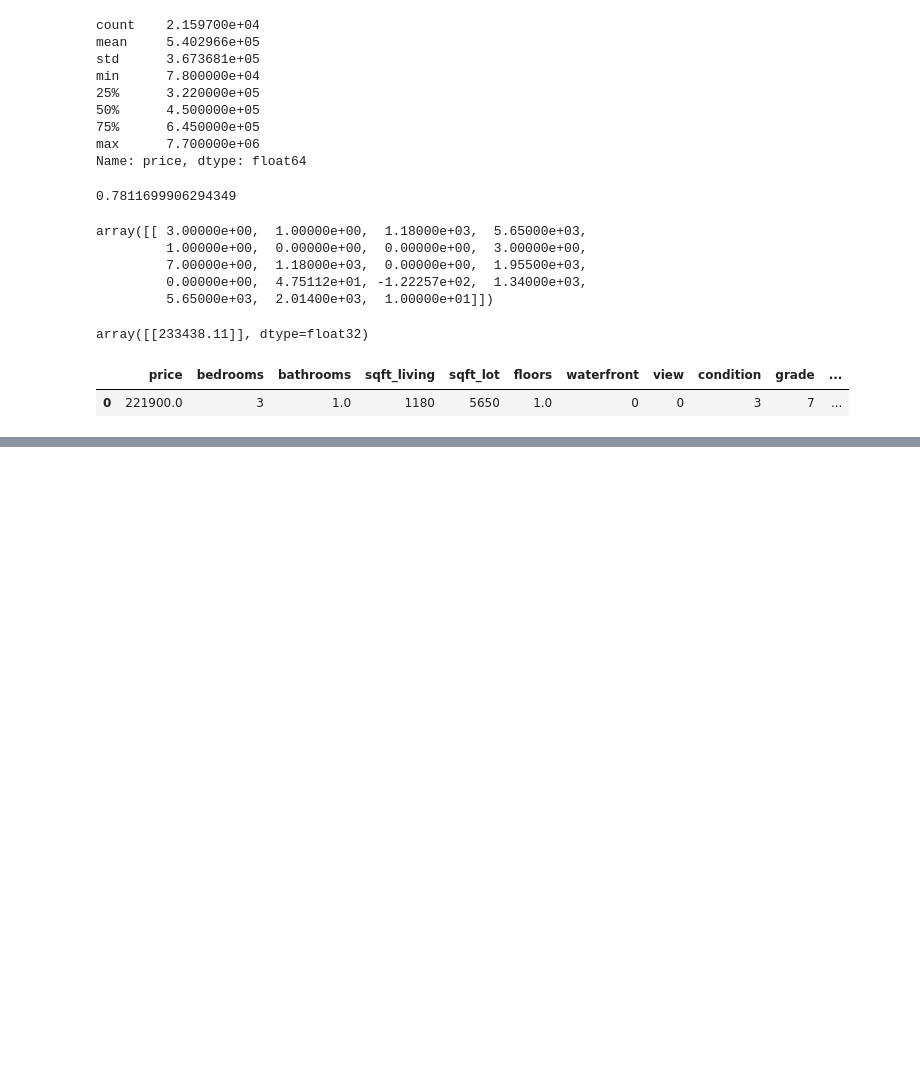
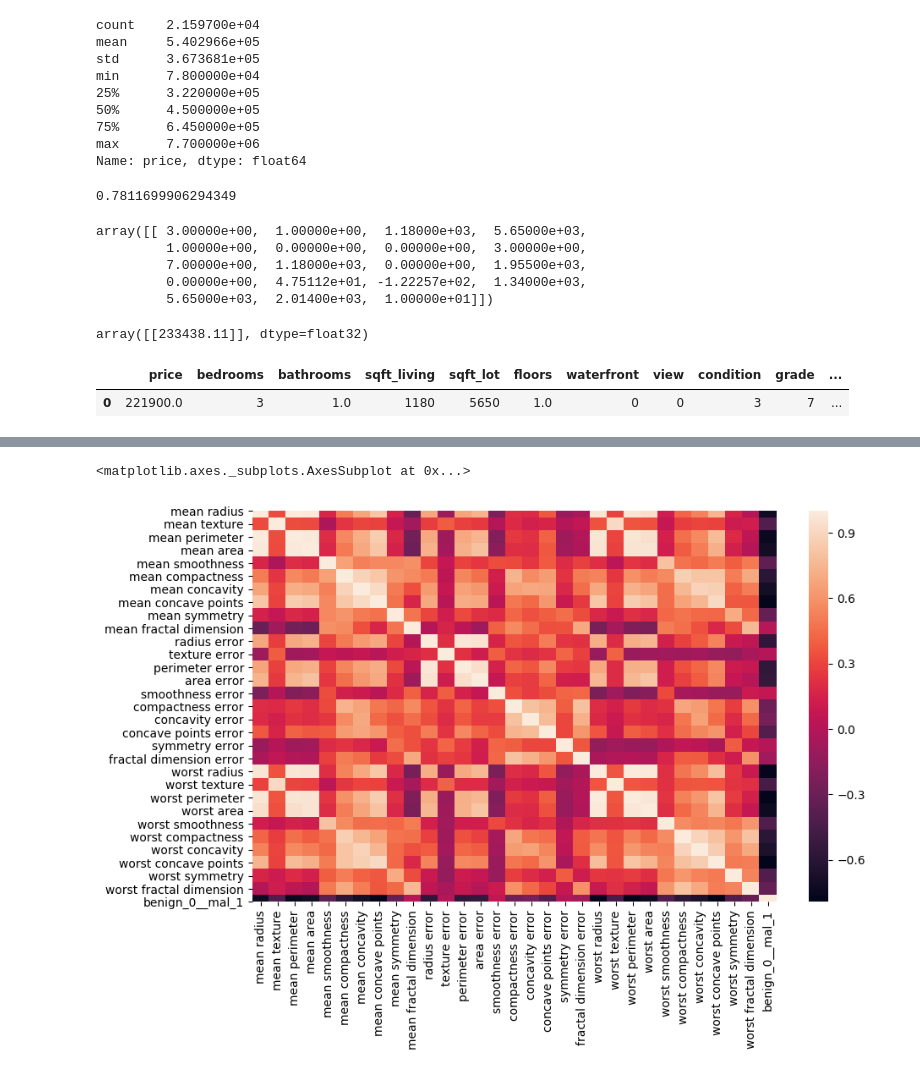
Before and after one commit to Brijendra07/Deep-Learning-using-TensorFlow, a Jupyter notebook: 4. Basic Artifical Neural Networks.ipynb, the cells around one changed output, grey strips where cells are left out. Saved outputs shown, nothing was run; the diff lists cells and outputs as text; code cells hidden in the pictures; blank space fills up the shorter version.

```diff
--- a/4. Basic Artifical Neural Networks.ipynb
+++ b/4. Basic Artifical Neural Networks.ipynb
@@ -628,0 +712,6 @@ df.head(1)
+# %%
+plt.figure(figsize=(10,6))
+sns.heatmap(df.corr())
+# %% [output]
+<matplotlib.axes._subplots.AxesSubplot at 0x...>
+[figure, added]
```
Also changed, not shown: parts of 36 cells of this notebook.
